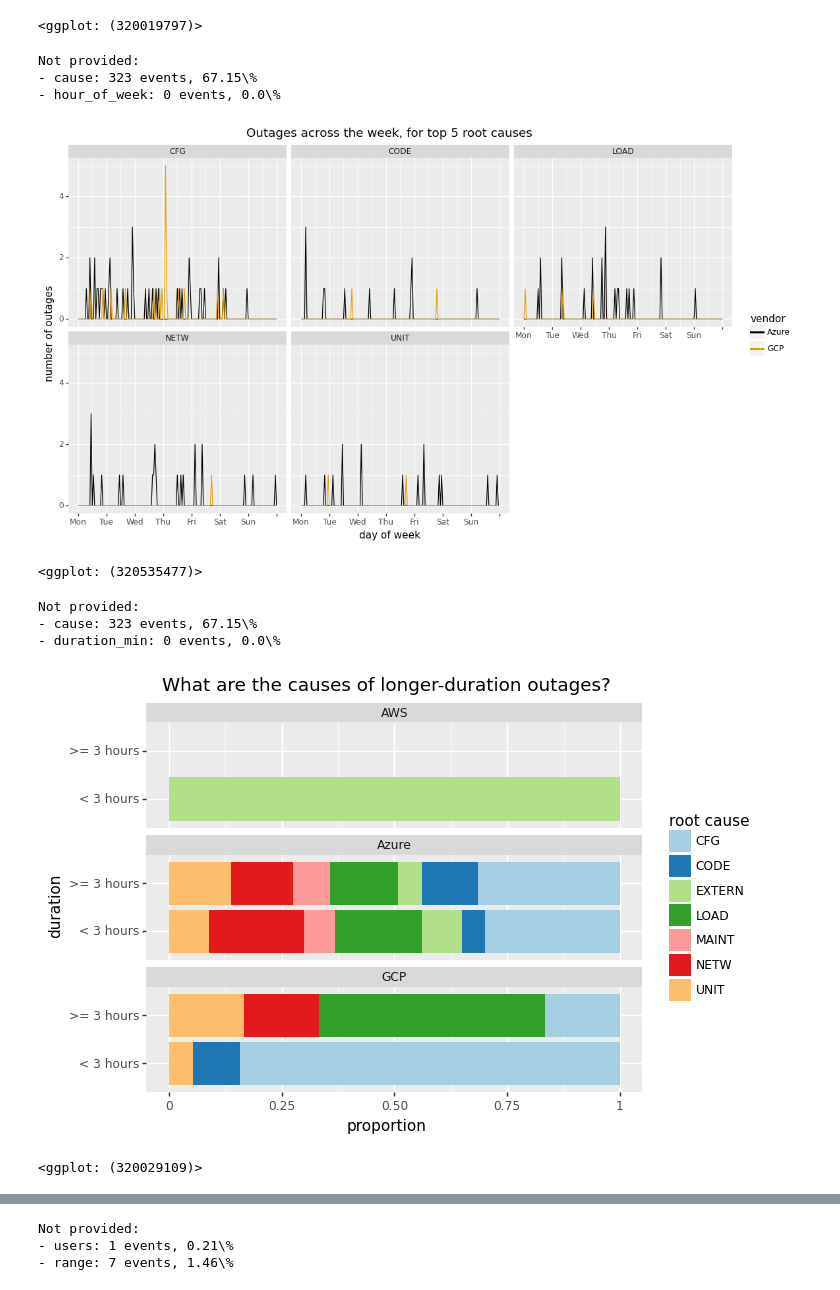
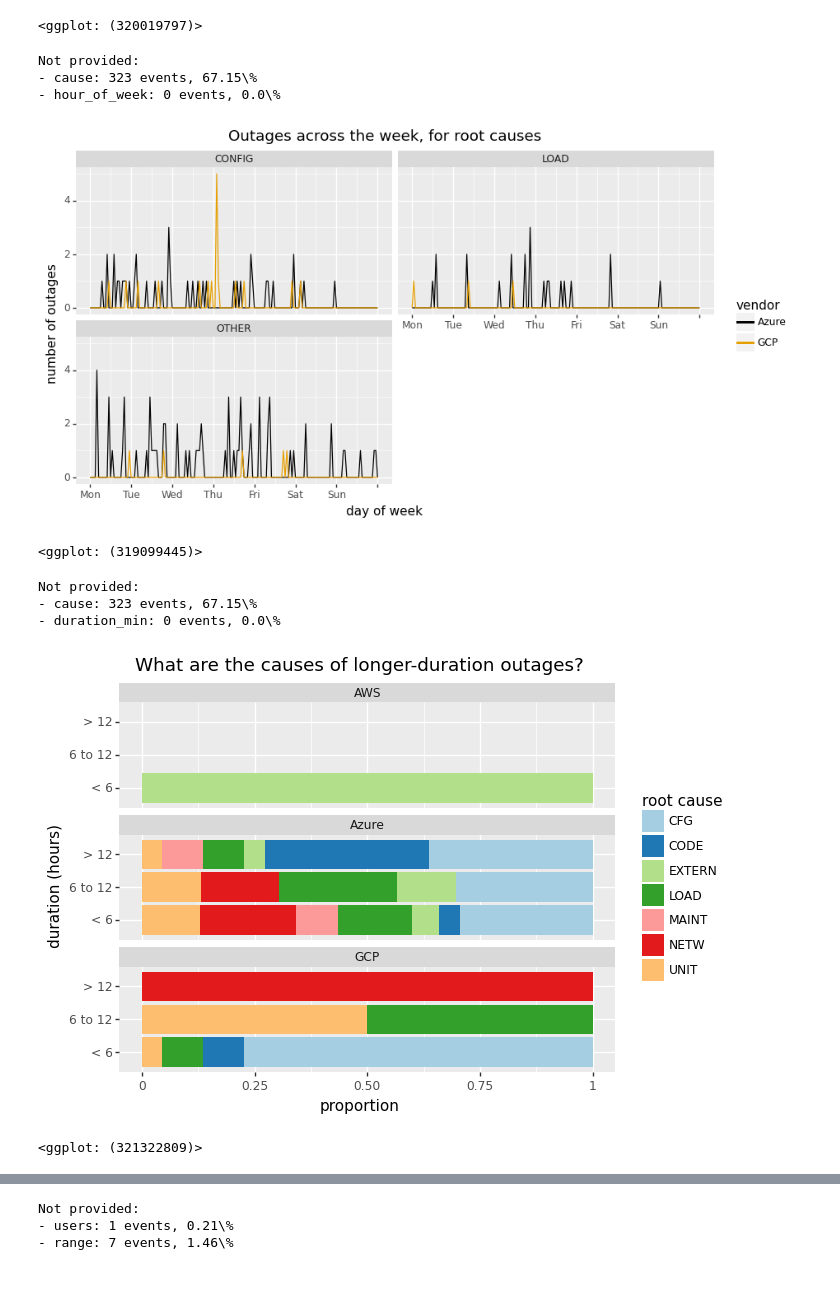
Before and after one commit to thezeroalpha/honours-project, a Jupyter notebook: notebooks/Plotting.ipynb, the cells around one changed output, grey strips where cells are left out. Drawn from its saved outputs; the diff is of its cells as text; code cells hidden in the pictures.

```diff
--- a/notebooks/Plotting.ipynb
+++ b/notebooks/Plotting.ipynb
@@ -151,47 +155,65 @@ Not provided:
 [figure]
 <ggplot: (320019797)>
 # %%
-filt = df[filter_notprovided(df.cause) & df.hour_of_week.notna()]
+# Remove AWS because lack of data
+filt = df[filter_notprovided(df.cause) & df.hour_of_week.notna() & (df.vendor != 'AWS')]
+
+def regroup_causes(cell):
+    cause = shorten(cell)
+    if cause == 'CFG':
+        return 'CONFIG'
+    elif cause == 'LOAD':
+        return cause
+    else:
+        return 'OTHER'
 
 plotdf = pd.DataFrame({'vendor': filt.vendor,
-                       'cause': filt.cause_broader.map(shorten),
+                       'cause': filt.cause_broader.map(regroup_causes),
                        'hour_of_week': filt.hour_of_week})
-top_5_cause = plotdf.cause.value_counts()[0:5].index
 
-plotdf = (plotdf[plotdf.cause.isin(top_5_cause)]
+plotdf = (plotdf
           .melt(id_vars=['vendor', 'cause'], value_name='hour_of_week')
           .drop('variable', axis='columns')
           .groupby(['vendor', 'cause'])
           .hour_of_week.value_counts().reset_index(name='num_outages'))
 
 for vd in set(plotdf.vendor.values):
     for cuz in set(plotdf[plotdf.vendor == vd].cause.values):
         for i in range(24*7+1):
             if len(plotdf[(plotdf.vendor == vd) & (plotdf.cause == cuz) & (plotdf.hour_of_week == i)]) == 0:
                 plotdf = plotdf.append({'vendor': vd, 'cause': cuz, 'hour_of_week': i, 'num_outages': 0}, ignore_index=True)
 
 export_graph("causes-across-week", df, ['cause', 'hour_of_week'],
              (p9.ggplot(plotdf)
               + p9.aes(x='hour_of_week', y='num_outages', color='vendor')
               + p9.geom_line()
-              + p9.facet_wrap('~ cause')
+              + p9.facet_wrap('~ cause', nrow=2, ncol=2)
               + p9.scale_y_continuous(breaks=lambda x: range(0, int(np.ceil(x[1])), 2))
               + scale_x_hours_as_dow
               + p9.labs(x='day of week', y='number of outages')
-              + p9.theme(figure_size=(13,7))
+              + p9.theme(figure_size=(10,5))
               + disc_colorpalette
-              + p9.ggtitle("Outages across the week, for top 5 root causes")))
+              + p9.ggtitle("Outages across the week, for root causes")))
 # %% [output]
 Not provided:
 - cause: 323 events, 67.15\%
 - hour_of_week: 0 events, 0.0\%
-[figure, old version]
+[figure, new version]
-<ggplot: (320535477)>
+<ggplot: (319099445)>
 # %%
 filtered = df[filter_notprovided(df.cause) & (df.duration_min >= 0)]
+
+def group_duration(x):
+    if x/(60.0) < 6:
+        return '< 6'
+    elif 6 <= x/(60.0) <= 12:
+        return '6 to 12'
+    else:
+        return '> 12'
+
 plotdf = (pd.DataFrame({'cause': filtered.cause_broader.map(shorten),
                         'duration_min': filtered.duration_min,
-                        'duration_comp': filtered.duration_min.map(lambda x: "< 3 hours" if (x/60.0) < 3 else ">= 3 hours"),
+                        'duration_comp': filtered.duration_min.map(group_duration),
                         'vendor': filtered.vendor}))
 
 normdf = plotdf.groupby(['vendor', 'duration_comp']).cause.value_counts(normalize=True).reset_index(name="proportion")
@@ -205,12 +227,13 @@ export_graph("causes-vs-duration-3hr", df, ['cause', 'duration_min'],
              + p9.facet_wrap('~ vendor', ncol=1)
              + p9.geom_col()
              + disc_fillpalette_larger
-             + p9.labs(y="proportion", x="duration", fill="root cause")
+             + p9.labs(y="proportion", x="duration (hours)", fill="root cause")
+             + p9.scale_x_discrete(limits=['< 6', '6 to 12', '> 12'])
              + p9.coord_flip()
              + p9.ggtitle("What are the causes of longer-duration outages?")))
 # %% [output]
 Not provided:
 - cause: 323 events, 67.15\%
 - duration_min: 0 events, 0.0\%
-[figure, old version]
+[figure, new version]
-<ggplot: (320029109)>
+<ggplot: (321322809)>
```
Also changed, not shown: parts of 4 cells of this notebook, 9 other files.
